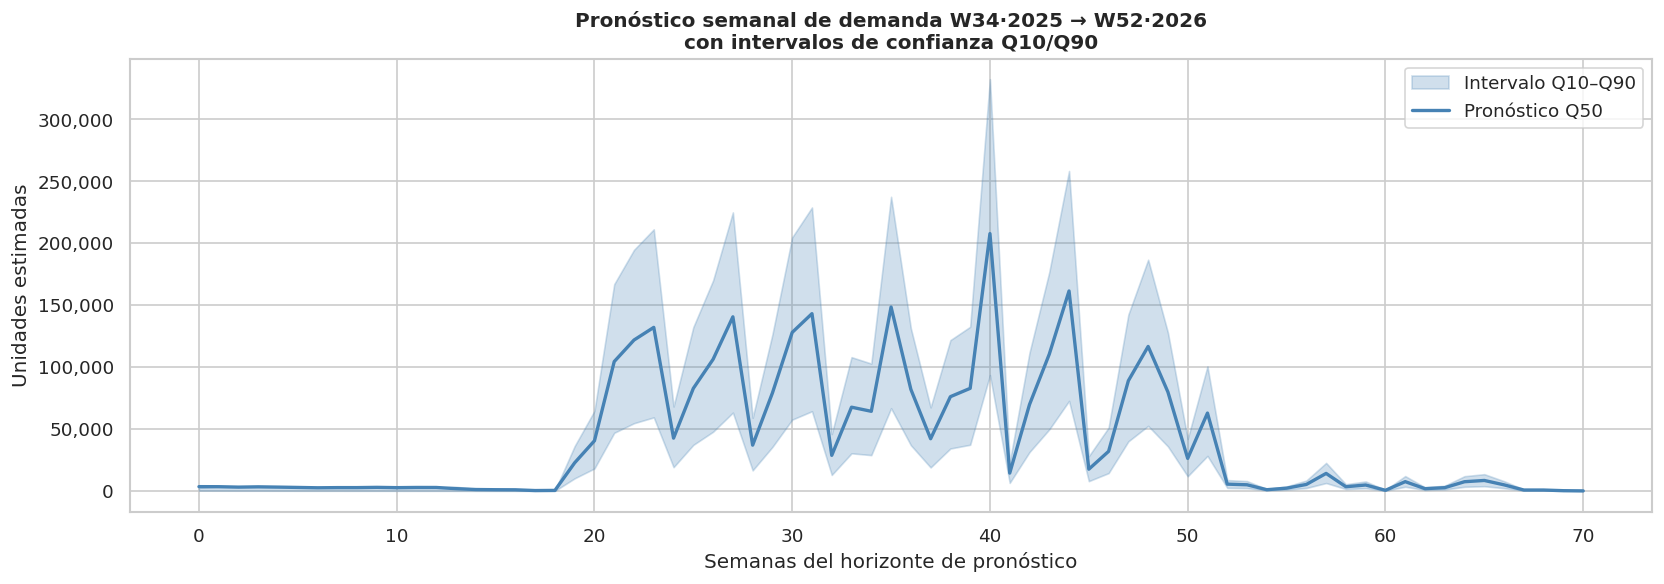
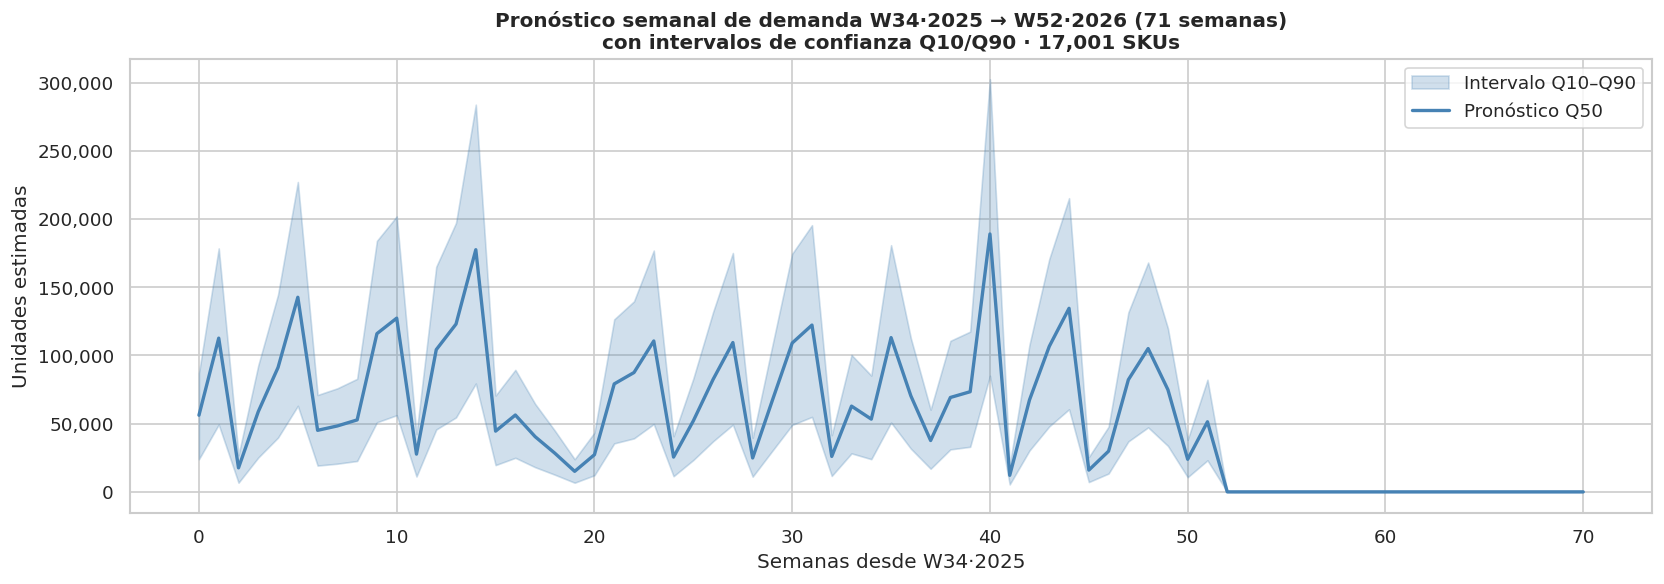
Code edit (unified diff) that turned the first committed figure into the second:
--- before
+++ after
@@ -3,5 +3,4 @@
 
 wk = blend.groupby('year_week')[['forecast_q10','forecast_q50','forecast_q90']].sum().reset_index()
-wk['semana'] = wk['year_week'].astype(str)
 
 fig, ax = plt.subplots(figsize=(14, 5))
@@ -9,13 +8,14 @@
                 alpha=0.25, color='steelblue', label='Intervalo Q10–Q90')
 ax.plot(range(len(wk)), wk['forecast_q50'], color='steelblue', linewidth=2, label='Pronóstico Q50')
-ax.set_title('Pronóstico semanal de demanda W34·2025 → W52·2026\ncon intervalos de confianza Q10/Q90', fontweight='bold')
-ax.set_xlabel('Semanas del horizonte de pronóstico')
+ax.set_title('Pronóstico semanal de demanda W34·2025 → W52·2026 (71 semanas)\ncon intervalos de confianza Q10/Q90 · 17,001 SKUs', fontweight='bold')
+ax.set_xlabel('Semanas desde W34·2025')
 ax.set_ylabel('Unidades estimadas')
 ax.yaxis.set_major_formatter(mticker.FuncFormatter(lambda x,_: f'{x:,.0f}'))
 ax.legend()
-plt.tight_layout(); plt.show()
+plt.tight_layout()
+plt.show()
 
-print(f'Total Q50 (71 semanas): {blend["forecast_q50"].sum():,.0f} unidades')
-print(f'Total Q90 (escenario optimista): {blend["forecast_q90"].sum():,.0f} unidades')
-src = blend['source'].value_counts()
-print(f'Modelo activo por fila: {src.to_dict()}')
+print(f"Horizonte: {wk['year_week'].min()} → {wk['year_week'].max()} ({len(wk)} semanas)")
+print(f"SKUs cubiertos: {blend['Material Description'].nunique():,}")
+print(f"Total Q50: {blend['forecast_q50'].sum():,.0f} uds | Avg semanal: {wk['forecast_q50'].mean():,.0f} uds/sem")
+print(f"Fuentes: {blend['source'].value_counts().to_dict()}")

Commit: fix: regenerar forecast 71 semanas W34·2025→W52·2026 para todos los SKUs